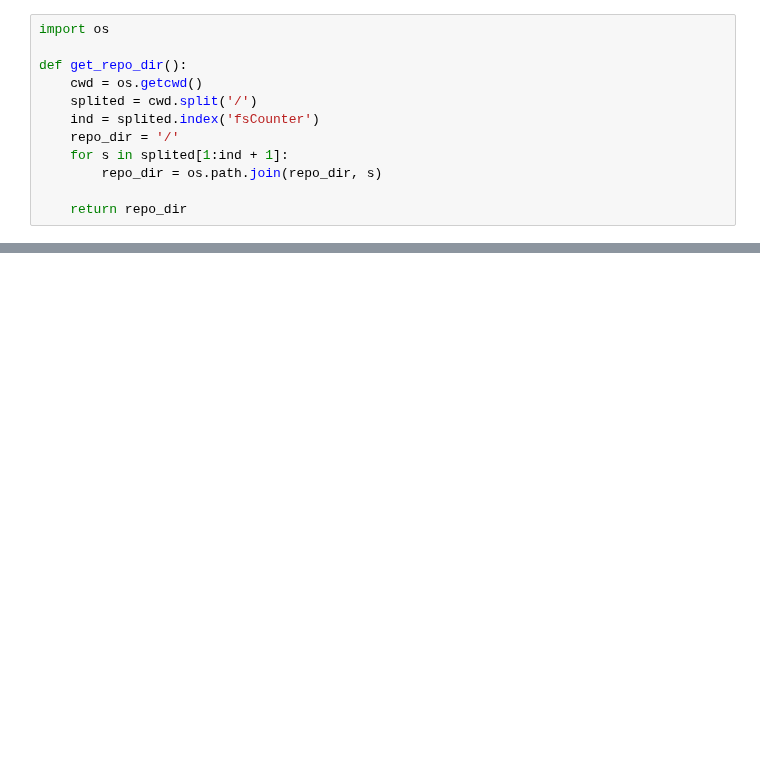
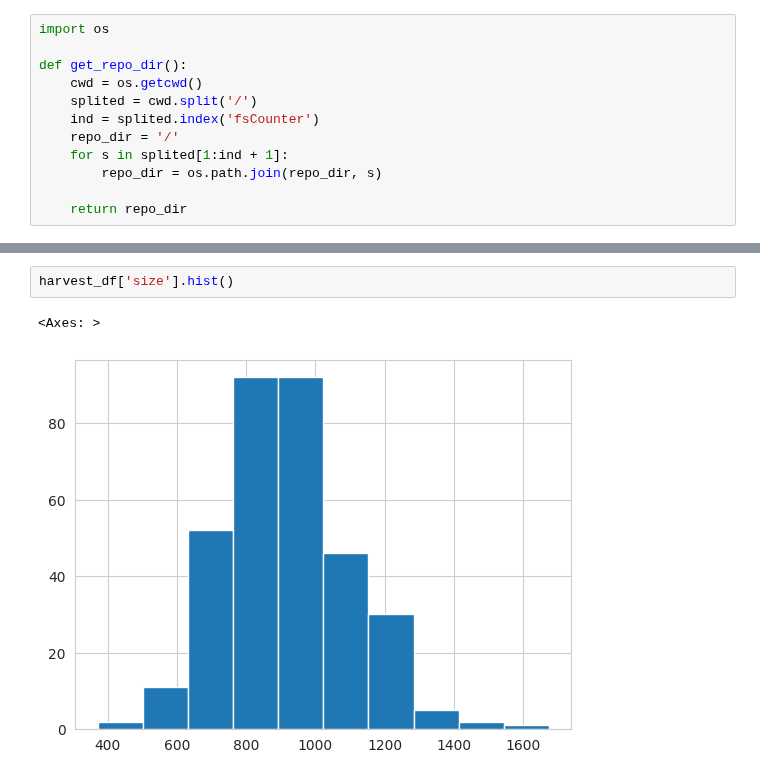
Before and after one commit to FruitSpec/fsCounter, a Jupyter notebook: vision/tools/jupyter_notebooks/Factor_analysis.ipynb, the cells around one changed output, grey strips where cells are left out. Cells and saved outputs as stored; diff of their text form; blank space fills up the shorter version.

```diff
--- a/vision/tools/jupyter_notebooks/Factor_analysis.ipynb
+++ b/vision/tools/jupyter_notebooks/Factor_analysis.ipynb
@@ -305,0 +54,5 @@ block_20_df
+# %%
+harvest_df['size'].hist()
+# %% [output]
+<Axes: >
+[figure, added]
```
Also changed, not shown: parts of 49 cells of this notebook, 3 other files.
